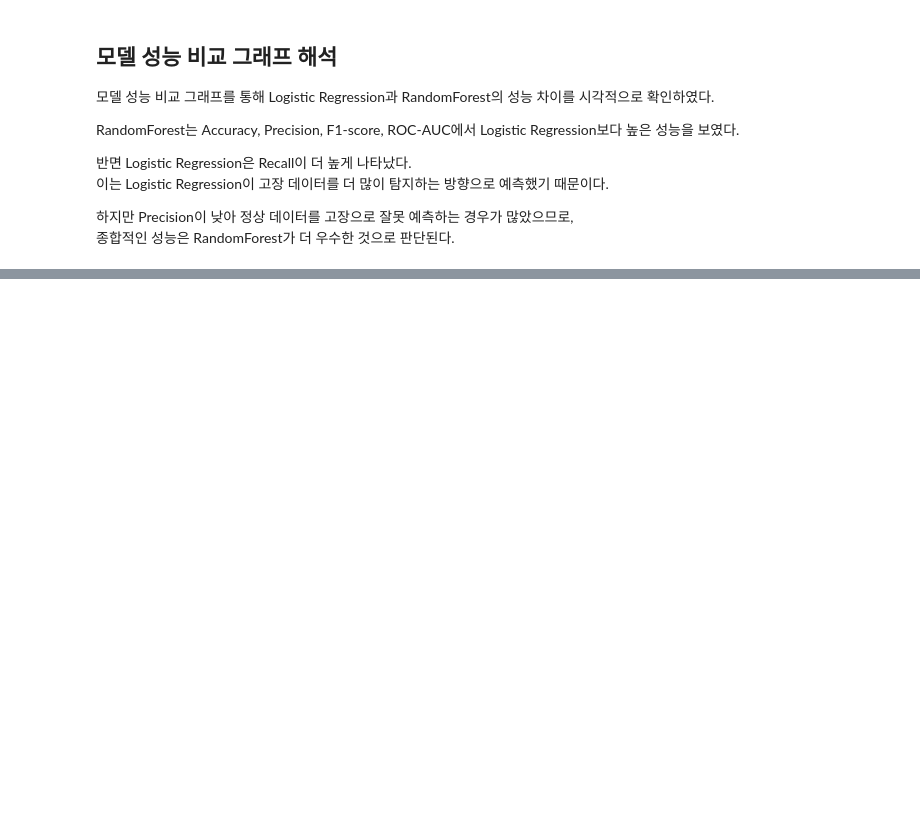
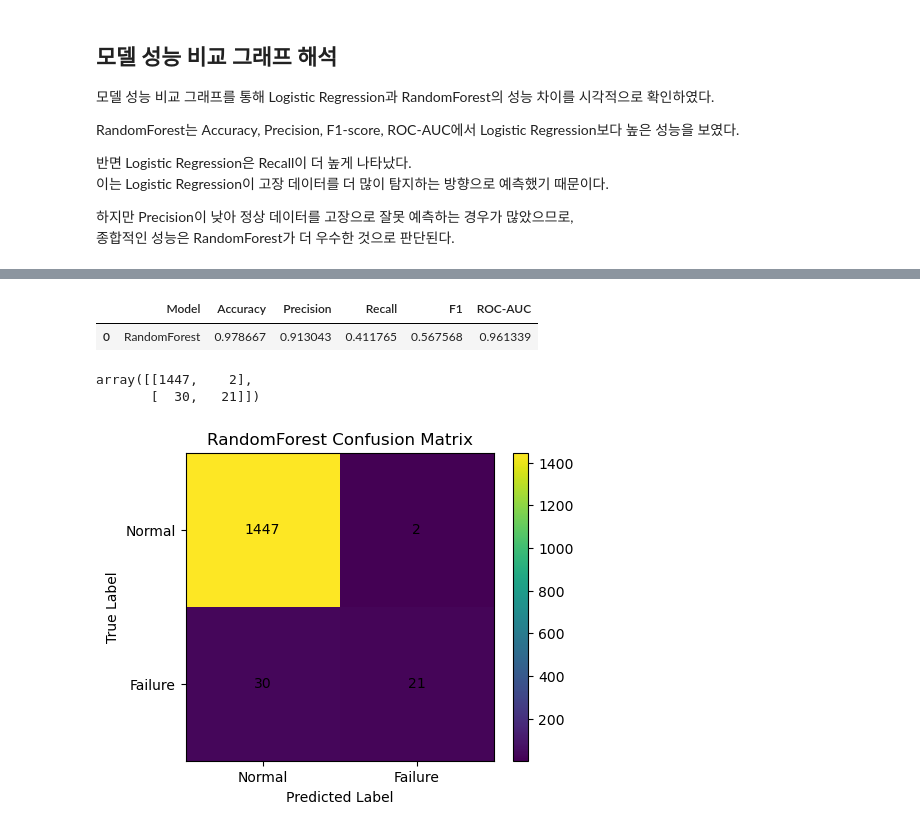
Before and after one commit to mjbaa/manufacturing_macine_learning_project, a Jupyter notebook: notebooks/quality_prediction_model.ipynb, the cells around one changed output, grey strips where cells are left out. Drawn from its saved outputs; the diff is of its cells as text; code cells hidden in the pictures; blank space fills up the shorter version.

Commit message:
evaluate final random forest model on test set

```diff
--- a/notebooks/quality_prediction_model.ipynb
+++ b/notebooks/quality_prediction_model.ipynb
@@ -778,0 +789,5 @@ RandomForest는 Logistic Regression보다 Accuracy, Precision, F1-score, ROC-AUC
+# %%
+best_model = rf_model
+best_model_name = "RandomForest"
+
+best_model_name
@@ -778,0 +796,3 @@ RandomForest는 Logistic Regression보다 Accuracy, Precision, F1-score, ROC-AUC
+# %%
+y_test_pred = best_model.predict(X_test)
+y_test_proba = best_model.predict_proba(X_test)[:, 1]
@@ -778,0 +827,35 @@ RandomForest는 Logistic Regression보다 Accuracy, Precision, F1-score, ROC-AUC
+# %%
+test_result_df = pd.DataFrame([test_result])
+test_result_df.insert(0, "Model", best_model_name)
+
+test_result_df
+# %% [output]
+|  | Model | Accuracy | Precision | Recall | F1 | ROC-AUC |
+| 0 | RandomForest | 0.978667 | 0.913043 | 0.411765 | 0.567568 | 0.961339 |
+# %%
+cm = confusion_matrix(y_test, y_test_pred)
+
+cm
+# %% [output]
+array([[1447,    2],
+       [  30,   21]])
+# %%
+plt.figure(figsize=(5, 4))
+
+plt.imshow(cm)
+plt.title("RandomForest Confusion Matrix")
+plt.xlabel("Predicted Label")
+plt.ylabel("True Label")
+
+plt.xticks([0, 1], ["Normal", "Failure"])
+plt.yticks([0, 1], ["Normal", "Failure"])
+
+for i in range(cm.shape[0]):
+    for j in range(cm.shape[1]):
+        plt.text(j, i, cm[i, j], ha="center", va="center")
+
+plt.colorbar()
+plt.savefig(FIGURE_DIR / "confusion_matrix_randomforest.png", bbox_inches="tight")
+plt.show()
+# %% [output]
+[figure, added]
```
Also changed, not shown: parts of 6 cells of this notebook, 1 other file.
